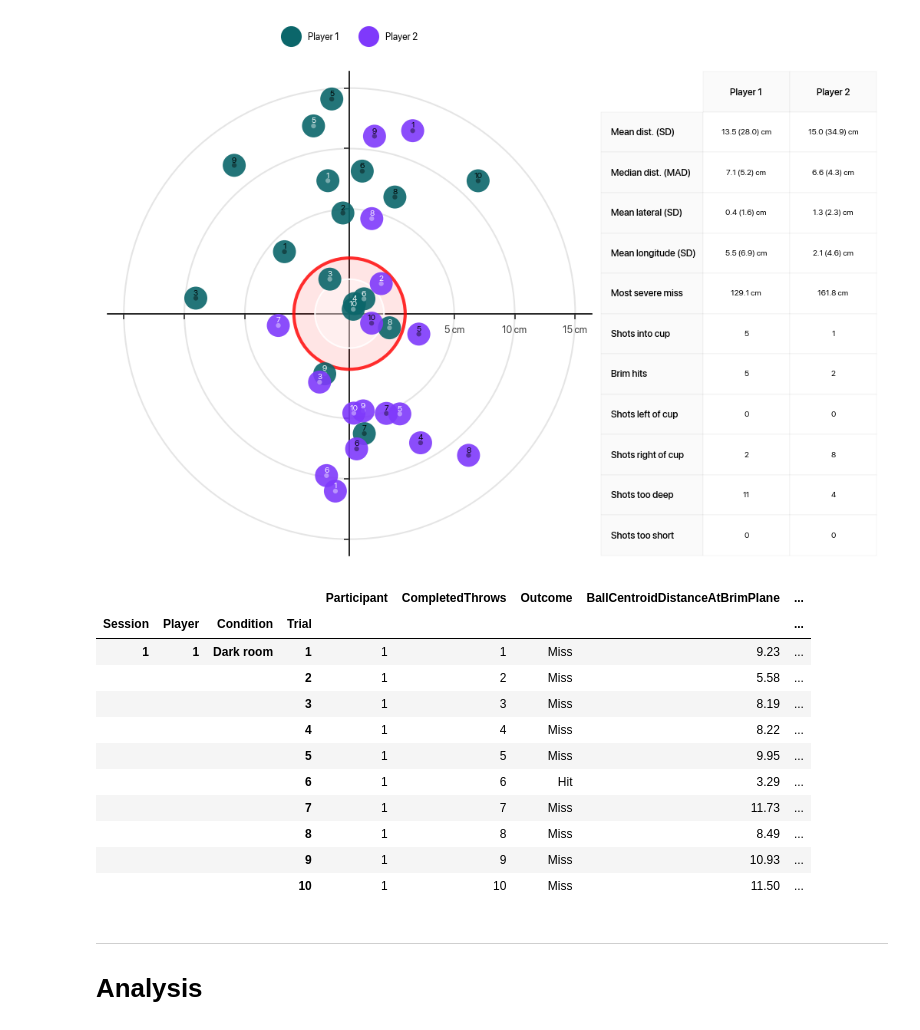
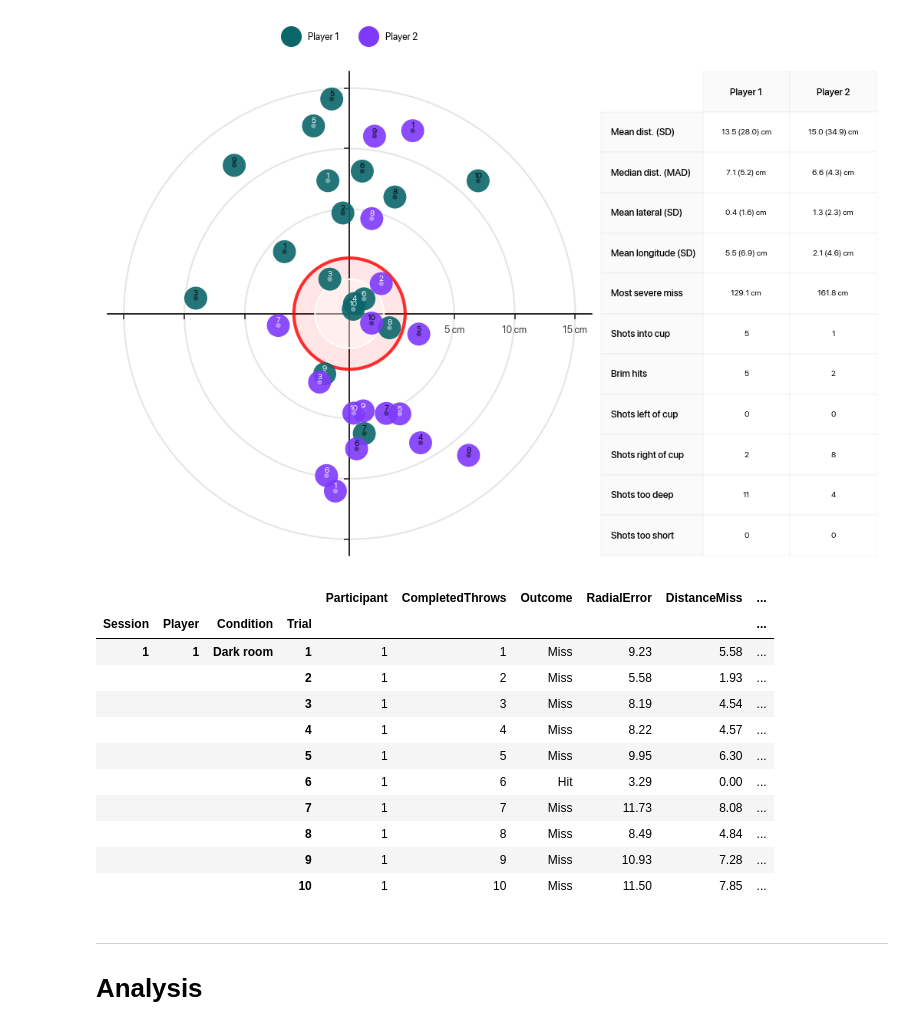
Before and after one commit to dlundgaard/BeerPongMastery, a Jupyter notebook: Analysis/analysis.ipynb, the cells around one changed output. Drawn from its saved outputs; the diff is of its cells as text; code cells hidden in the pictures.

```diff
--- a/Analysis/analysis.ipynb
+++ b/Analysis/analysis.ipynb
@@ -412,57 +412,60 @@ plot_round_target()
 # %%
 def aggregate():
     sessions = []
     for session, session_data in dataset.items():
         session_summaries = []
         for index, (player_id, condition, recording) in session_data.iterrows():
             for trial, trial_data in recording.items():
+                try:
+                    ball_data = trial_data["Ball"]
+                    ball_data["Distance"] = np.sqrt((ball_data[["X", "Y", "Z"]] ** 2).sum(axis = 1))
+                    ball_data["DistanceHorizontal"] = np.sqrt((ball_data[["X", "Y"]] ** 2).sum(axis = 1))
 
-                ball_data = trial_data["Ball"]
-                ball_data["Distance"] = np.sqrt((ball_data[["X", "Y", "Z"]] ** 2).sum(axis = 1))
-                ball_data["DistanceHorizontal"] = np.sqrt((ball_data[["X", "Y"]] ** 2).sum(axis = 1))
-                above_brim_plane = ball_data["Z"] >= 0
-                ball_data["Lateral"] = ball_data["Y"] # in the coordinate system of the recording, the Y-axis is lateral
-                ball_data["Longitude"] = ball_data["X"]
+                    above_brim_plane = ball_data["Z"] >= 0
+                    ball_data["Lateral"] = ball_data["Y"] # in the coordinate system of the recording, the Y-axis is lateral
+                    ball_data["Longitude"] = ball_data["X"]
 
-                session_summaries.append({
-                    "Session": session,
-                    "Player": player_id,
-                    "Condition": "Dark room" if condition == "Darkness" else "Lit room",
-                    "Trial": trial,
-                    "CompletedThrows": trial if condition == "Darkness" else trial + 10,
-                    "Outcome": "Hit" if trial_data.outcome else "Miss",
-                    "BallCentroidDistanceAtBrimPlane": ball_data[above_brim_plane]["Distance"].min(), # minimum distance from cup centroid in cm
-                    "DistanceMiss": max(0, ball_data[above_brim_plane]["Distance"].min() - HIT_RADIUS), # minimum distance from cup in cm
-                    "LateralMiss": max(0, abs(ball_data[above_brim_plane]["Lateral"]).min() - HIT_RADIUS), # lateral distance to cup in cm
-                    "LongitudeMiss": max(0, abs(ball_data[above_brim_plane]["Longitude"]).min() - HIT_RADIUS), # longitudinal distance to cup in cm
-                    "BallSpeedMax": ball_data["Speed"].max(), # ball max speed in m/s
-                    "BallAltitudeMax": ball_data["Z"].max(), # ball max altitude in cm
-                    "WristSpeedMax": trial_data["Wrist"]["Speed"].max(), # wrist max speed in m/s
-                    "DispatchDistance": -ball_data.iloc[int(DISPATCH_MARGIN * SAMPLE_RATE)]["X"], # distance to cup in cm at moment of dispatch
-                    "DispatchElbowAltitude": trial_data["Elbow"]["Z"].loc[ball_data["Speed"].idxmax()], # height of elbow in cm at time of dispatch
-                })
+                    session_summaries.append({
+                        "Session": session,
+                        "Player": player_id,
+                        "Condition": "Dark room" if condition == "Darkness" else "Lit room",
+                        "Trial": trial,
+                        "CompletedThrows": trial if condition == "Darkness" else trial + 10,
+                        "Outcome": "Hit" if trial_data.outcome else "Miss",
+                        "RadialError": ball_data[above_brim_plane]["Distance"].min(), # minimum distance from cup centroid in cm
+                        "DistanceMiss": max(0, ball_data[above_brim_plane]["Distance"].min() - HIT_RADIUS), # minimum distance from cup in cm
+                        # "LateralMiss": max(0, abs(ball_data[above_brim_plane]["Lateral"]).min() - HIT_RADIUS), # lateral distance to cup in cm
+                        # "LongitudeMiss": max(0, abs(ball_data[above_brim_plane]["Longitude"]).min() - HIT_RADIUS), # longitudinal distance to cup in cm
+                        "BallSpeedMax": ball_data["Speed"].max(), # ball max speed in m/s
+                        "BallAltitudeMax": ball_data["Z"].max(), # ball max altitude in cm
+                        "WristSpeedMax": trial_data["Wrist"]["Speed"].max(), # wrist max speed in m/s
+                        "DispatchDistance": -ball_data.iloc[int(DISPATCH_MARGIN * SAMPLE_RATE)]["X"], # distance to cup in cm at moment of dispatch
+                        "DispatchElbowAltitude": trial_data["Elbow"]["Z"].loc[ball_data["Speed"].idxmax()], # height of elbow in cm at time of dispatch
+                    })
+                except:
+                    print(f"Failed to aggregate trial {trial} in session {session} {player_id} {condition}")
         sessions.append(pd.DataFrame(session_summaries))
 
     results = pd.concat(sessions, ignore_index = True)
     results.insert(2, "Participant", results.groupby(["Session", "Player"]).ngroup() + 1)
     return results
 
 aggregated = aggregate()
 aggregated.to_csv("aggregated.csv", index = False)
 aggregated.set_index(["Session", "Player", "Condition", "Trial"]).round(2).head(10)
 # %% [output]
-|  |  |  |  | Participant | CompletedThrows | Outcome | BallCentroidDistanceAtBrimPlane | ... |
-| Session | Player | Condition | Trial |  |  |  |  | ... |
-| 1 | 1 | Dark room | 1 | 1 | 1 | Miss | 9.23 | ... |
-|  |  |  | 2 | 1 | 2 | Miss | 5.58 | ... |
-|  |  |  | 3 | 1 | 3 | Miss | 8.19 | ... |
-|  |  |  | 4 | 1 | 4 | Miss | 8.22 | ... |
-|  |  |  | 5 | 1 | 5 | Miss | 9.95 | ... |
-|  |  |  | 6 | 1 | 6 | Hit | 3.29 | ... |
-|  |  |  | 7 | 1 | 7 | Miss | 11.73 | ... |
-|  |  |  | 8 | 1 | 8 | Miss | 8.49 | ... |
-|  |  |  | 9 | 1 | 9 | Miss | 10.93 | ... |
-|  |  |  | 10 | 1 | 10 | Miss | 11.50 | ... |
+|  |  |  |  | Participant | CompletedThrows | Outcome | RadialError | DistanceMiss | ... |
+| Session | Player | Condition | Trial |  |  |  |  |  | ... |
+| 1 | 1 | Dark room | 1 | 1 | 1 | Miss | 9.23 | 5.58 | ... |
+|  |  |  | 2 | 1 | 2 | Miss | 5.58 | 1.93 | ... |
+|  |  |  | 3 | 1 | 3 | Miss | 8.19 | 4.54 | ... |
+|  |  |  | 4 | 1 | 4 | Miss | 8.22 | 4.57 | ... |
+|  |  |  | 5 | 1 | 5 | Miss | 9.95 | 6.30 | ... |
+|  |  |  | 6 | 1 | 6 | Hit | 3.29 | 0.00 | ... |
+|  |  |  | 7 | 1 | 7 | Miss | 11.73 | 8.08 | ... |
+|  |  |  | 8 | 1 | 8 | Miss | 8.49 | 4.84 | ... |
+|  |  |  | 9 | 1 | 9 | Miss | 10.93 | 7.28 | ... |
+|  |  |  | 10 | 1 | 10 | Miss | 11.50 | 7.85 | ... |
 # %% [markdown]
 ---
 
```
Also changed, not shown: parts of 8 cells of this notebook, 6 other files.
